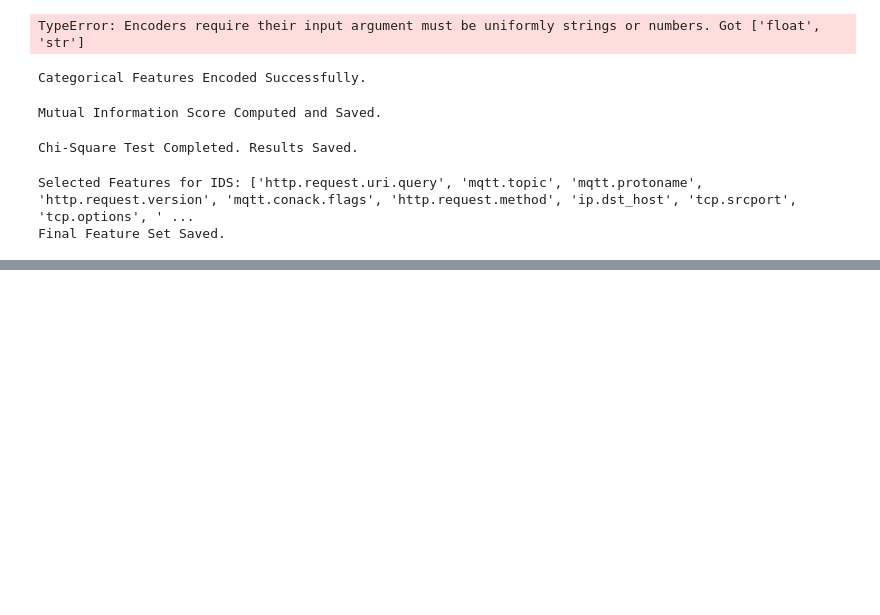
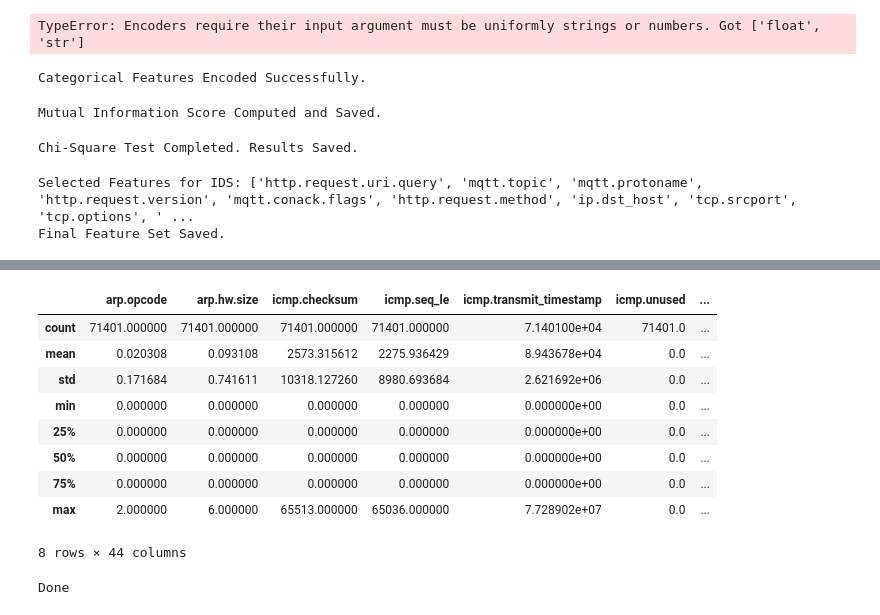
Before and after one commit to sgwrld-999/Adaptive-Network-Intrusion-Detection-System, a Jupyter notebook: Implementaiton/First_layer.ipynb, the cells around one changed output, grey strips where cells are left out. Saved outputs shown, nothing was run; the diff lists cells and outputs as text; code cells hidden in the pictures; blank space fills up the shorter version.

Commit message:
Add MinMaxScaler model and data distribution statistics files

```diff
--- a/Implementaiton/First_layer.ipynb
+++ b/Implementaiton/First_layer.ipynb
@@ -487,0 +719,37 @@ Final Feature Set Saved.
+# %%
+# Getting summary statistics of the dataset
+df_fs.describe().to_csv("data_distribution_statistics.csv")
+
+# Displaying summary statistics
+df_fs.describe()
+# %% [output]
+|  | arp.opcode | arp.hw.size | icmp.checksum | icmp.seq_le | icmp.transmit_timestamp | icmp.unused | ... |
+| count | 71401.000000 | 71401.000000 | 71401.000000 | 71401.000000 | 7.140100e+04 | 71401.0 | ... |
+| mean | 0.020308 | 0.093108 | 2573.315612 | 2275.936429 | 8.943678e+04 | 0.0 | ... |
+| std | 0.171684 | 0.741611 | 10318.127260 | 8980.693684 | 2.621692e+06 | 0.0 | ... |
+| min | 0.000000 | 0.000000 | 0.000000 | 0.000000 | 0.000000e+00 | 0.0 | ... |
+| 25% | 0.000000 | 0.000000 | 0.000000 | 0.000000 | 0.000000e+00 | 0.0 | ... |
+| 50% | 0.000000 | 0.000000 | 0.000000 | 0.000000 | 0.000000e+00 | 0.0 | ... |
+| 75% | 0.000000 | 0.000000 | 0.000000 | 0.000000 | 0.000000e+00 | 0.0 | ... |
+| max | 2.000000 | 6.000000 | 65513.000000 | 65036.000000 | 7.728902e+07 | 0.0 | ... |
+8 rows × 44 columns
+# %%
+from sklearn.preprocessing import MinMaxScaler
+import pickle
+
+# Initializing Min-Max Scaler
+scaler = MinMaxScaler()
+
+# Fitting and transforming the dataset
+df_fs_scaled = pd.DataFrame(scaler.fit_transform(df_fs), columns=df_fs.columns)
+
+# Saving the scaler for future use during inference
+with open("minmax_scaler.pkl", "wb") as f:
+    pickle.dump(scaler, f)
+
+# Saving the scaled dataset
+df_fs_scaled.to_csv("df_fs_scaled.csv", index=False)
+
+print("Done")
+# %% [output]
+Done
```
Also changed, not shown: parts of 20 cells of this notebook, 7 other files.
